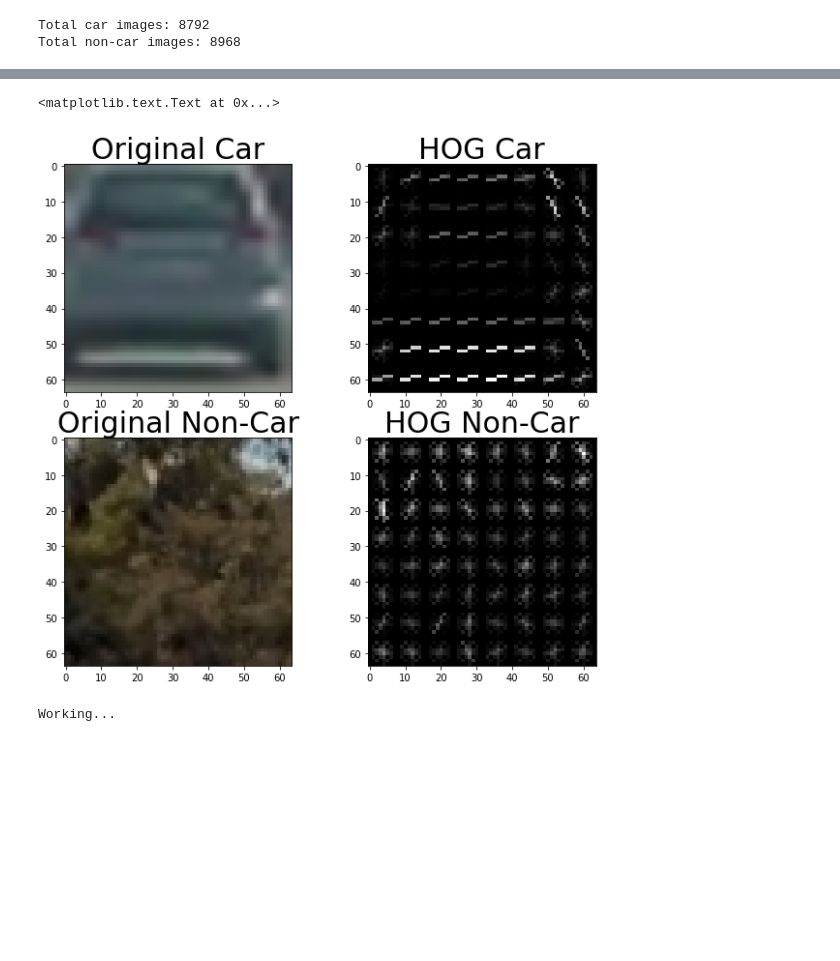
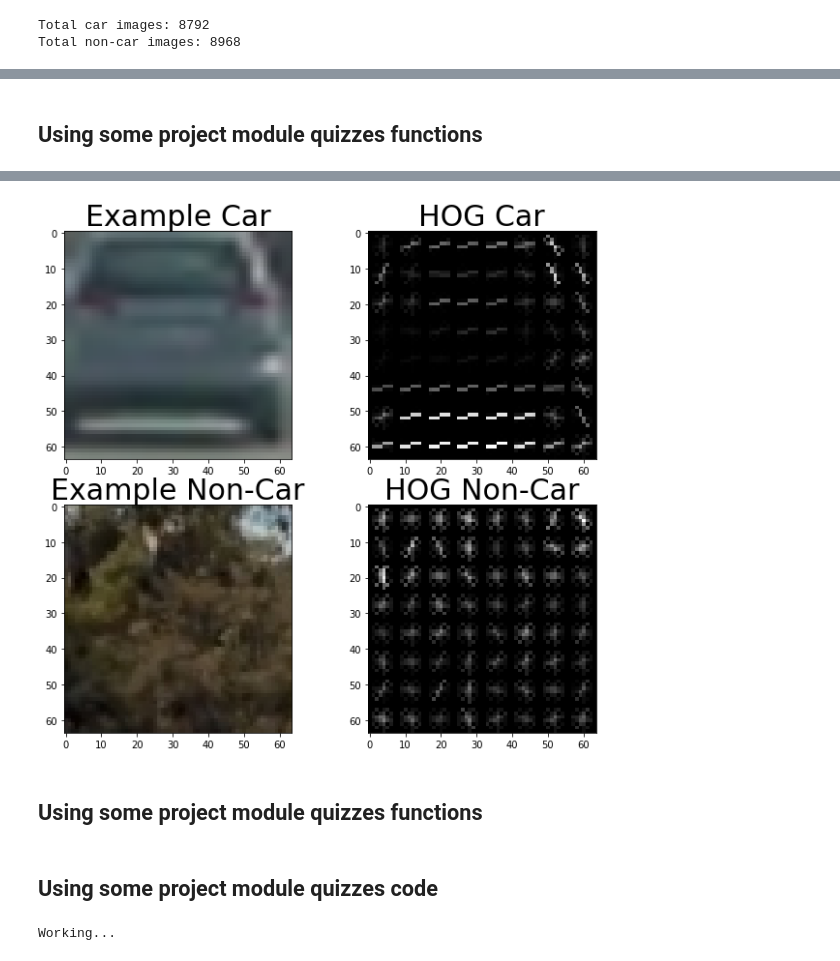
Before and after one commit to pthakkar9/Vehicle-Detection-and-Tracking-P5, a Jupyter notebook: P5_pipeline.ipynb, the cells around one changed output, grey strips where cells are left out. Cells and saved outputs as stored; diff of their text form; code cells hidden in the pictures; blank space fills up the shorter version.

```diff
--- a/P5_pipeline.ipynb
+++ b/P5_pipeline.ipynb
@@ -48,3 +58,5 @@ for i in np.arange(8, 16):
+# %% [markdown]
+## Using some project module quizzes functions
 # %%
 # Define a function to return HOG features and visualization
 def get_hog_features(img, orient, pix_per_cell, cell_per_block,
@@ -106,11 +118,11 @@ f, axs = plt.subplots(2, 2, figsize=(8, 8))
 f.subplots_adjust(left=0., right=1, top=0.9, bottom=0.)
 axs = axs.ravel()
 axs[0].imshow(car_image)
-axs[0].set_title('Original Car', fontsize=30)
+axs[0].set_title('Example Car', fontsize=30)
 axs[1].imshow(car_hog, cmap='gray')
 axs[1].set_title('HOG Car', fontsize=30)
 axs[2].imshow(non_car_image)
-axs[2].set_title('Original Non-Car', fontsize=30)
+axs[2].set_title('Example Non-Car', fontsize=30)
 axs[3].imshow(non_car_hog, cmap='gray')
 axs[3].set_title('HOG Non-Car', fontsize=30)
 # %% [output]
@@ -119,5 +130,6 @@ C:\ProgramData\Miniconda3\envs\carnd-term1\lib\site-packages\skimage\feature\_ho
-<matplotlib.text.Text at 0x...>
-[figure, old version]
+[figure, new version]
+# %% [markdown]
+## Using some project module quizzes functions
 # %%
 # Define a function to extract features from a list of images
 # Have this function call bin_spatial() and color_hist()
@@ -170,6 +182,8 @@ def extract_features(imgs, color_space='RGB', spatial_size=(32, 32),
         features.append(np.concatenate(file_features))
     # Return list of feature vectors
     return features
+# %% [markdown]
+## Using some project module quizzes code
 # %%
 # Define parameters for feature extraction
 color_space = 'HLS' # Can be RGB, HSV, LUV, HLS, YUV, YCrCb
```
Also changed, not shown: parts of 9 cells of this notebook, 16 other files.
